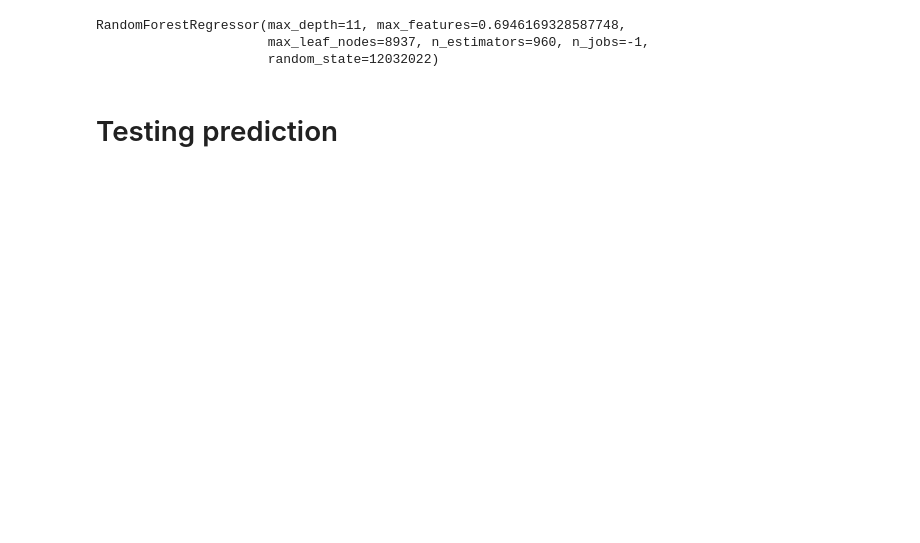
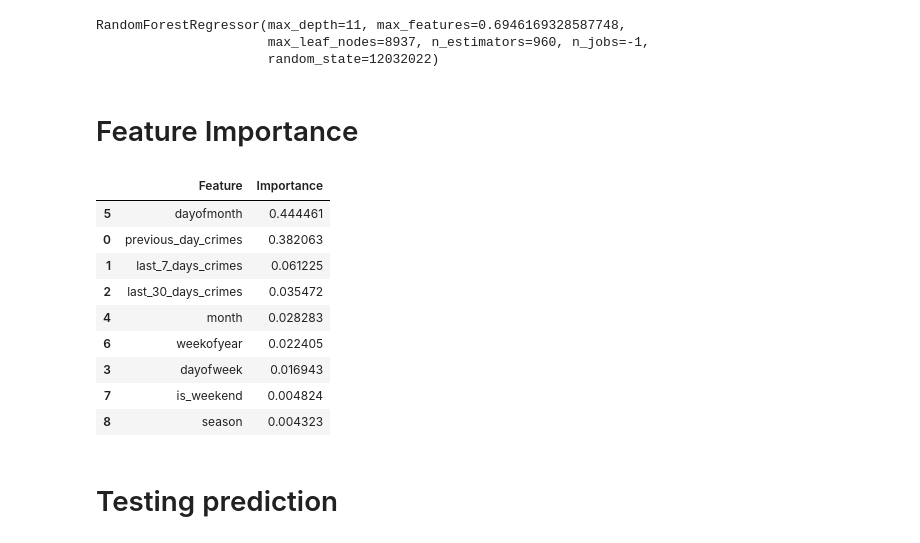
Before and after one commit to SadmanSakib93/CrimeForecast_YR, a Jupyter notebook: crime_forecast_ML.ipynb, the cells around one changed output. Cells and saved outputs as stored; diff of their text form; code cells hidden in the pictures; blank space fills up the shorter version.

```diff
--- a/crime_forecast_ML.ipynb
+++ b/crime_forecast_ML.ipynb
@@ -252,6 +253,27 @@ model.fit(X_train, y_train)
 RandomForestRegressor(max_depth=11, max_features=0.6946169328587748,
                       max_leaf_nodes=8937, n_estimators=960, n_jobs=-1,
                       random_state=12032022)
+# %% [markdown]
+# Feature Importance
+# %%
+# Get the feature importances
+importances = model.feature_importances_
+# Create a DataFrame for the feature importance table
+feature_importance_table = pd.DataFrame({'Feature': X_train.columns, 'Importance': importances})
+# Sort the table by feature importance (descending order)
+feature_importance_table = feature_importance_table.sort_values(by='Importance', ascending=False)
+feature_importance_table
+# %% [output]
+|  | Feature | Importance |
+| 5 | dayofmonth | 0.444461 |
+| 0 | previous_day_crimes | 0.382063 |
+| 1 | last_7_days_crimes | 0.061225 |
+| 2 | last_30_days_crimes | 0.035472 |
+| 4 | month | 0.028283 |
+| 6 | weekofyear | 0.022405 |
+| 3 | dayofweek | 0.016943 |
+| 7 | is_weekend | 0.004824 |
+| 8 | season | 0.004323 |
 # %% [markdown]
 # Testing prediction
 # %%
```
Also changed, not shown: parts of 10 cells of this notebook, 2 other files.
